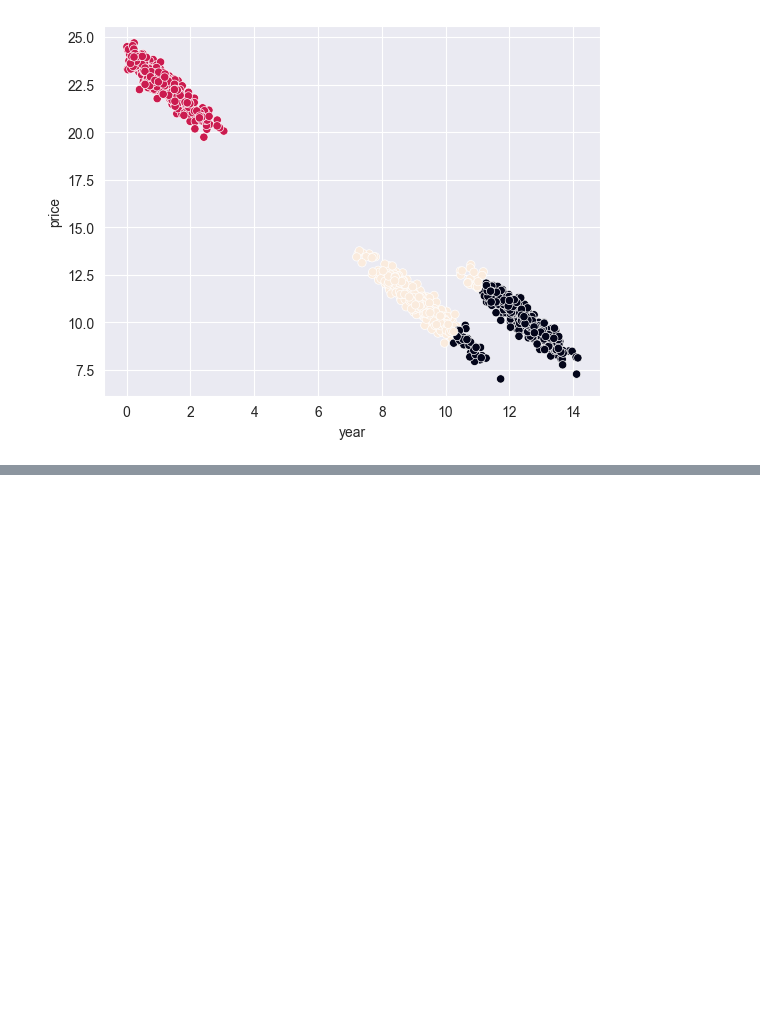
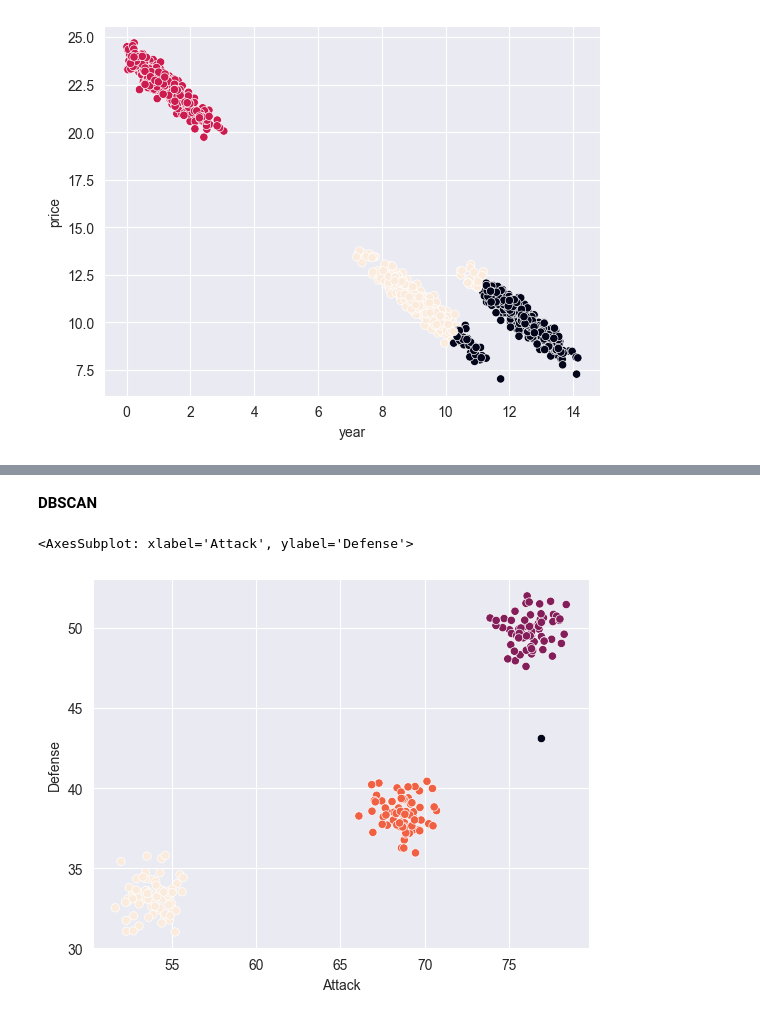
Before and after one commit to sergioschadenko/sf_data_science, a Jupyter notebook: ML_4_clasterisation/clasterisation.ipynb, the cells around one changed output, grey strips where cells are left out. Drawn from its saved outputs; the diff is of its cells as text; code cells hidden in the pictures; blank space fills up the shorter version.

```diff
--- a/ML_4_clasterisation/kmeans.ipynb
+++ b/ML_4_clasterisation/clasterisation.ipynb
@@ -297,0 +317,11 @@ sns.scatterplot(x=housing_data.year, y=housing_data.price, c=predictions)
+# %% [markdown]
+**DBSCAN**
+# %%
+# Запускаем кластеризацию на наших данных
+clustering = DBSCAN(eps=3, min_samples=3).fit(df[['Attack', 'Defense']])
+
+# Далее можно визуализировать результаты, как мы делали это с алгоритмом k-means
+sns.scatterplot(x=df.Attack, y=df.Defense, c=clustering.labels_)
+# %% [output]
+<AxesSubplot: xlabel='Attack', ylabel='Defense'>
+[figure, added]
```
Also changed, not shown: parts of 5 cells of this notebook.
